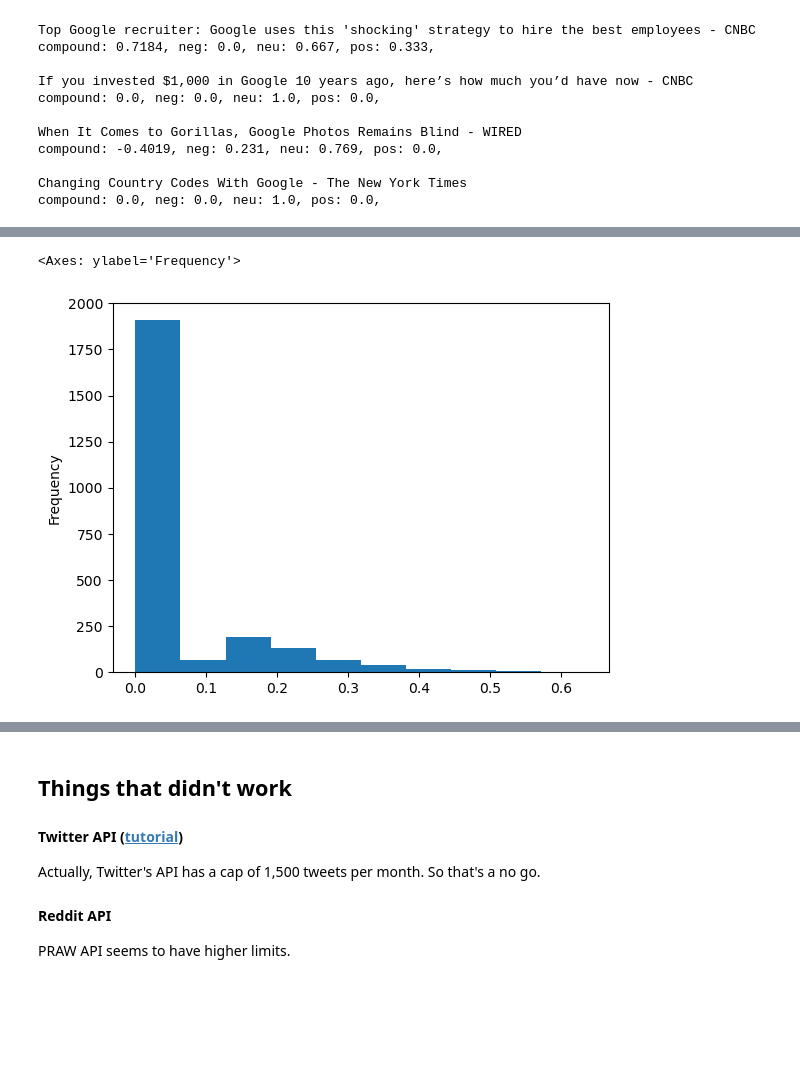
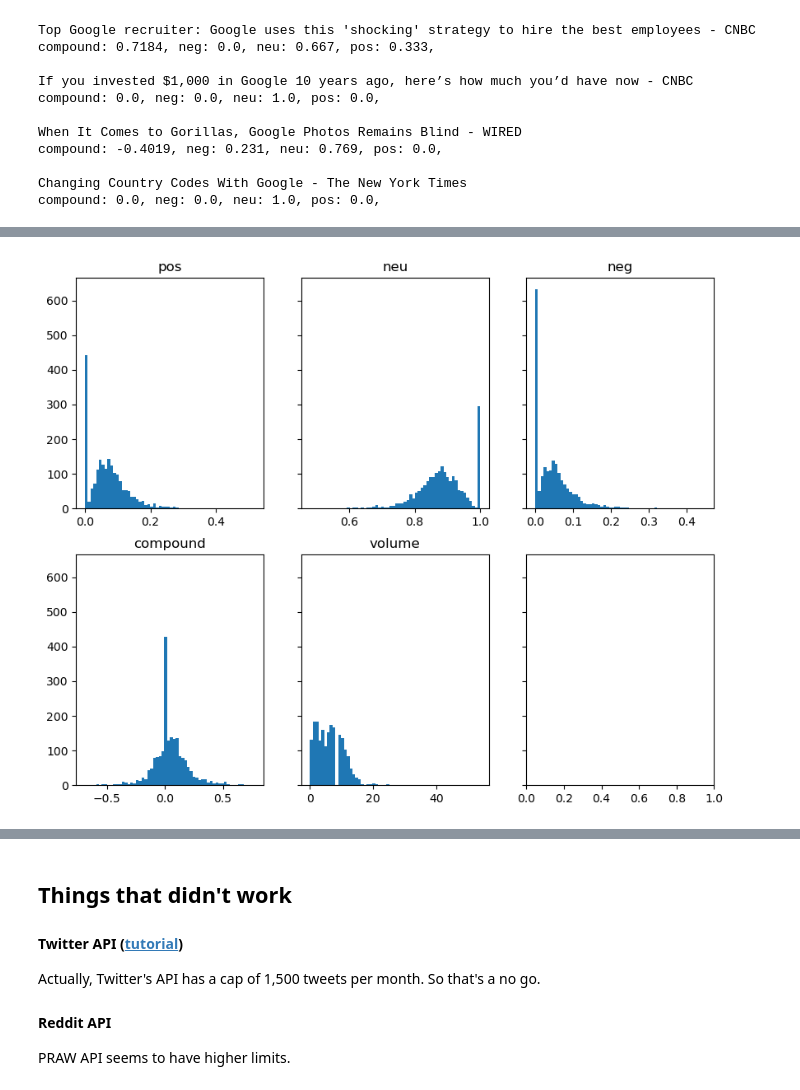
Before and after one commit to amberlee0516/ds4a-stock-price, a Jupyter notebook: sentiment analysis.ipynb, the cells around one changed output, grey strips where cells are left out. Drawn from its saved outputs; the diff is of its cells as text; code cells hidden in the pictures; blank space fills up the shorter version.

```diff
--- a/sentiment analysis.ipynb
+++ b/sentiment analysis.ipynb
@@ -440,4 +435,4 @@ def wrangle_day(df):
 # TO DO: figure out which days have 0 headlines!
 # TO DO: check the shape of
 # %%
-tmp = wrangle_day(twitter)
+google_day = wrangle_day(google)
@@ -484 +472,3 @@ import matplotlib.pyplot as plt
+# %%
+google_day = impute_missing_headlines(google_day)
 # %%
@@ -499,3 +490,0 @@ for ax,i in zip(axes.flatten(),range(4)):
-# %%
-fig, ax = plt.subplots(figsize=(8, 6))
-ax.plot(google2018['date'], google2018['neg'], "+");
@@ -503,0 +491,26 @@ ax.plot(google2018['date'], google2018['neg'], "+");
+# %%
+google_week = google_day.copy()
+google_week['week'] = google_week['date'].dt.strftime('%Y %W')
+
+google_week = google_week.groupby('week').agg({'pos': 'mean',
+                                               'neu': 'mean',
+                                               'neg':'mean',
+                                               'compound': 'mean',
+                                               'volume': 'sum'}).reset_index()
+
+google_week['week'] = google_week['week'].apply(lambda week:
+                                                dt.datetime.strptime(week + ' 1',
+                                                                     "%Y %W %w"))
+
+
+fig, axes = plt.subplots(nrows=2, ncols=3,
+                         figsize=(10, 8), sharex = True)
+fig.suptitle('Google sentiment scores and volume aggregated by week')
+
+# loop over elements in subplot and data, plot each one
+for ax,var in zip(axes.flatten(), var_list):
+
+    ax.plot(google_week['week'], google_week[var])
+    ax.title.set_text(var)
+
+fig.savefig("google_weekly.png")
@@ -504,5 +519,14 @@ ax.plot(google2018['date'], google2018['neg'], "+");
 # %%
-google2018['neg'].plot.hist()
+var_list = ['pos', 'neu', 'neg','compound', 'volume']
+fig, axes = plt.subplots(nrows=2, ncols=3,
+                         figsize=(10, 8), sharey = True)
+
+# loop over elements in subplot and data, plot each one
+for ax,var in zip(axes.flatten(), var_list):
+
+    ax.hist(google_day[var], bins = 60)
+    ax.title.set_text(var)
+
+fig.savefig("google_hist.png")
 # %% [output]
-<Axes: ylabel='Frequency'>
-[figure, old version]
+[figure, new version]
```
Also changed, not shown: parts of 32 cells of this notebook, 3 other files.
